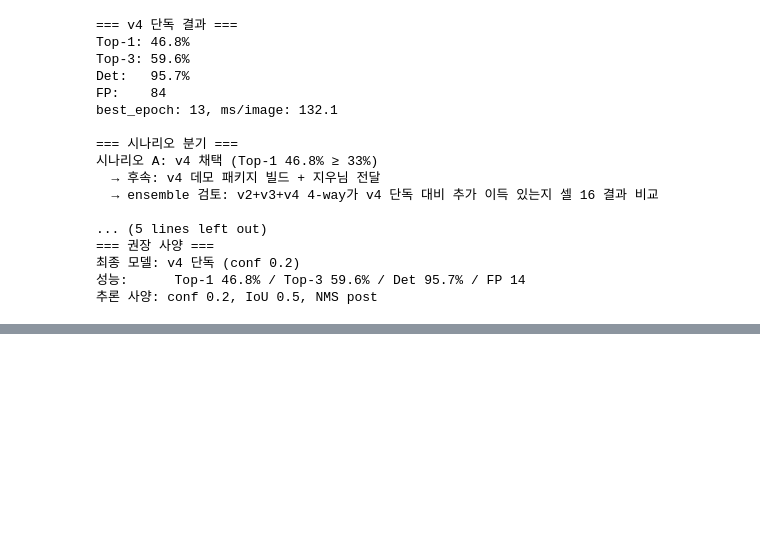
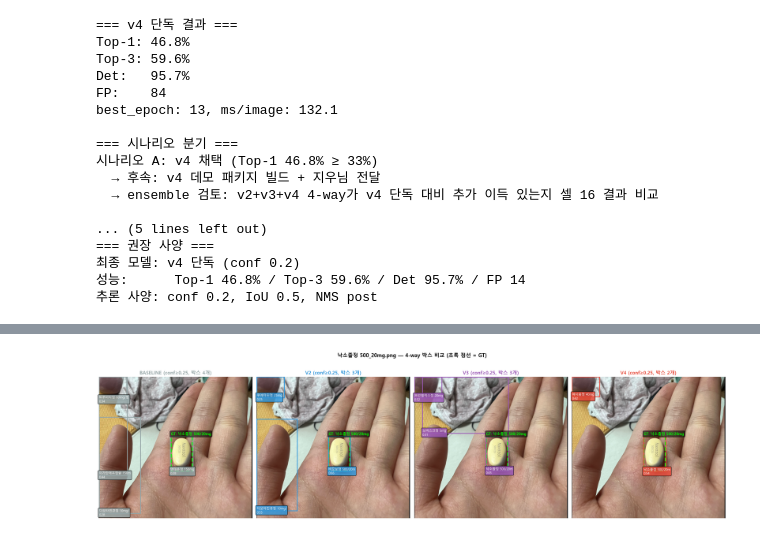
Before and after one commit to wony98/pill_detection, a Jupyter notebook: analysis/03_v4_evaluation_analysis.ipynb, the cells around one changed output, grey strips where cells are left out. Saved outputs shown, nothing was run; the diff lists cells and outputs as text; code cells hidden in the pictures; blank space fills up the shorter version.

```diff
--- a/analysis/03_v4_evaluation_analysis.ipynb
+++ b/analysis/03_v4_evaluation_analysis.ipynb
@@ -933,0 +1010,87 @@ best_epoch: 13, ms/image: 132.1
+# %%
+# 4-way 정성 비교 — 이미지 1장에 4모델 박스 시각화
+import cv2
+from matplotlib.patches import Rectangle
+
+def imread_kr(path):
+    return cv2.imdecode(np.fromfile(str(path), dtype=np.uint8), cv2.IMREAD_COLOR)
+
+TEST_IMG_DIR = Path(r'D:\pill_detection\eval\test_images')
+
+# v2 → v4 회복 케이스 자동 추출
+recovered_files = []
+for r_v2, r_v4 in zip(v2_data['results'], v4_data['results']):
+    fname = r_v2['filename']
+    if not r_v2['gt_bboxes']:
+        continue
+    key = (fname, 0)
+    v2_v = v2_verdicts.get(key, 'det_fail')
+    v4_v = v4_verdicts.get(key, 'det_fail')
+    rank = {'det_fail': 0, 'wrong': 1, 'top3': 2, 'top1': 3}
+    if rank[v4_v] > rank[v2_v]:
+        recovered_files.append((fname, v2_v, v4_v))
+
+print(f'v2 → v4 회복 케이스: {len(recovered_files)}개')
+for f, v2v, v4v in recovered_files[:5]:
+    print(f'  {f}: v2={v2v} → v4={v4v}')
+
+# 처음 3개 회복 케이스 시각화
+show_files = [f for f, _, _ in recovered_files[:3]]
+if not show_files:
+    show_files = [r['filename'] for r in v4_data['results'][:3]]
+
+for show_file in show_files:
+    fig, axes = plt.subplots(1, 4, figsize=(22, 6))
+    img_path = TEST_IMG_DIR / show_file
+    img = imread_kr(img_path)
+    img_rgb = cv2.cvtColor(img, cv2.COLOR_BGR2RGB)
+
+    file_results = {}
+    for label, data in [('baseline', baseline_data), ('v2', v2_data),
+                         ('v3', v3_data), ('v4', v4_data)]:
+        for r in data['results']:
+            if r['filename'] == show_file:
+                file_results[label] = r
+                break
+
+    gts = file_results['v4']['gt_bboxes']
+
+    for ax, (label, color) in zip(axes, [('baseline', '#95a5a6'),
+                                          ('v2', '#3498db'),
+                                          ('v3', '#9b59b6'),
+                                          ('v4', '#e74c3c')]):
+        ax.imshow(img_rgb)
+        for gt in gts:
+            x1, y1, x2, y2 = gt['bbox']
+            rect = Rectangle((x1, y1), x2-x1, y2-y1,
+                            linewidth=2.5, edgecolor='lime', facecolor='none',
+                            linestyle='--')
+            ax.add_patch(rect)
+            ax.text(x1, y1-8, f'GT: {gt["dl_name"][:15]}', color='lime',
+                    fontsize=9, fontweight='bold',
+                    bbox=dict(boxstyle='round', facecolor='black', alpha=0.6))
+        preds = file_results[label]['predictions']
+        preds_filtered = [p for p in preds if p['top3_confidence'][0] >= 0.25]
+        for p in preds_filtered:
+            x1, y1, x2, y2 = p['bbox']
+            rect = Rectangle((x1, y1), x2-x1, y2-y1,
+                            linewidth=2, edgecolor=color, facecolor='none')
+            ax.add_patch(rect)
+            top1_name = p['top3_class_name'][0]
+            top1_conf = p['top3_confidence'][0]
+            ax.text(x1, y2+15, f'{top1_name[:12]}\n{top1_conf:.2f}',
+                    color='white', fontsize=8,
+                    bbox=dict(boxstyle='round', facecolor=color, alpha=0.85))
+        ax.set_title(f'{label.upper()} (conf≥0.25, 박스 {len(preds_filtered)}개)',
+                     fontsize=12, fontweight='bold', color=color)
+        ax.axis('off')
+
+    fig.suptitle(f'{show_file} — 4-way 박스 비교 (초록 점선 = GT)',
+                fontsize=13, fontweight='bold', y=1.02)
+    plt.tight_layout()
+    safe_name = show_file.replace('/', '_').replace(' ', '_').replace('.png', '')
+    out_path = FIG_DIR / f'4way_qualitative_{safe_name}.png'
+    plt.savefig(out_path, dpi=120, bbox_inches='tight')
+    plt.show()
+    print(f'저장: {out_path}')
+# %% [output]
@@ -933,0 +1103 @@ best_epoch: 13, ms/image: 132.1
+[figure, added]
```
Also changed, not shown: parts of 5 cells of this notebook, 27 other files.
